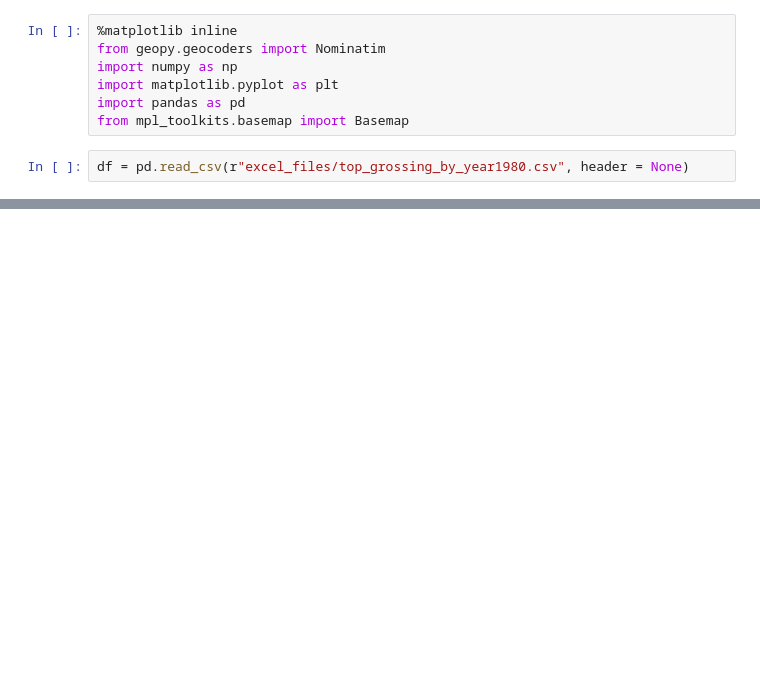
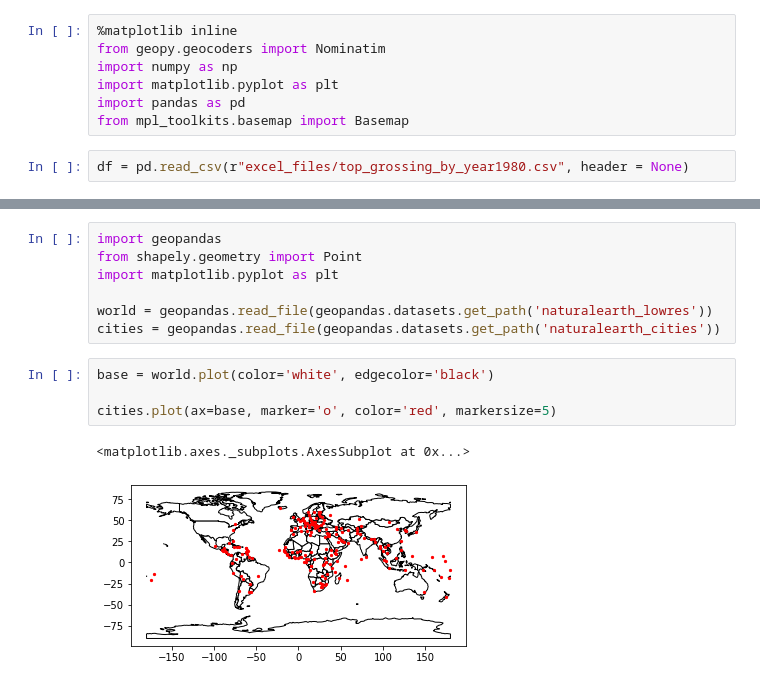
Before and after one commit to 97emilylc/97emilylc.github.io, a Jupyter notebook: Maps of Highest Grossing Films.ipynb, the cells around one changed output, grey strips where cells are left out. Cells and saved outputs as stored; diff of their text form; blank space fills up the shorter version.

```diff
--- a/Maps of Highest Grossing Films.ipynb
+++ b/Maps of Highest Grossing Films.ipynb
@@ -44,0 +68,14 @@ location[1]
+# %%
+import geopandas
+from shapely.geometry import Point
+import matplotlib.pyplot as plt
+
+world = geopandas.read_file(geopandas.datasets.get_path('naturalearth_lowres'))
+cities = geopandas.read_file(geopandas.datasets.get_path('naturalearth_cities'))
+# %%
+base = world.plot(color='white', edgecolor='black')
+
+cities.plot(ax=base, marker='o', color='red', markersize=5)
+# %% [output]
+<matplotlib.axes._subplots.AxesSubplot at 0x...>
+[figure, added]
```
Also changed, not shown: parts of 21 cells of this notebook, 2 other files.
